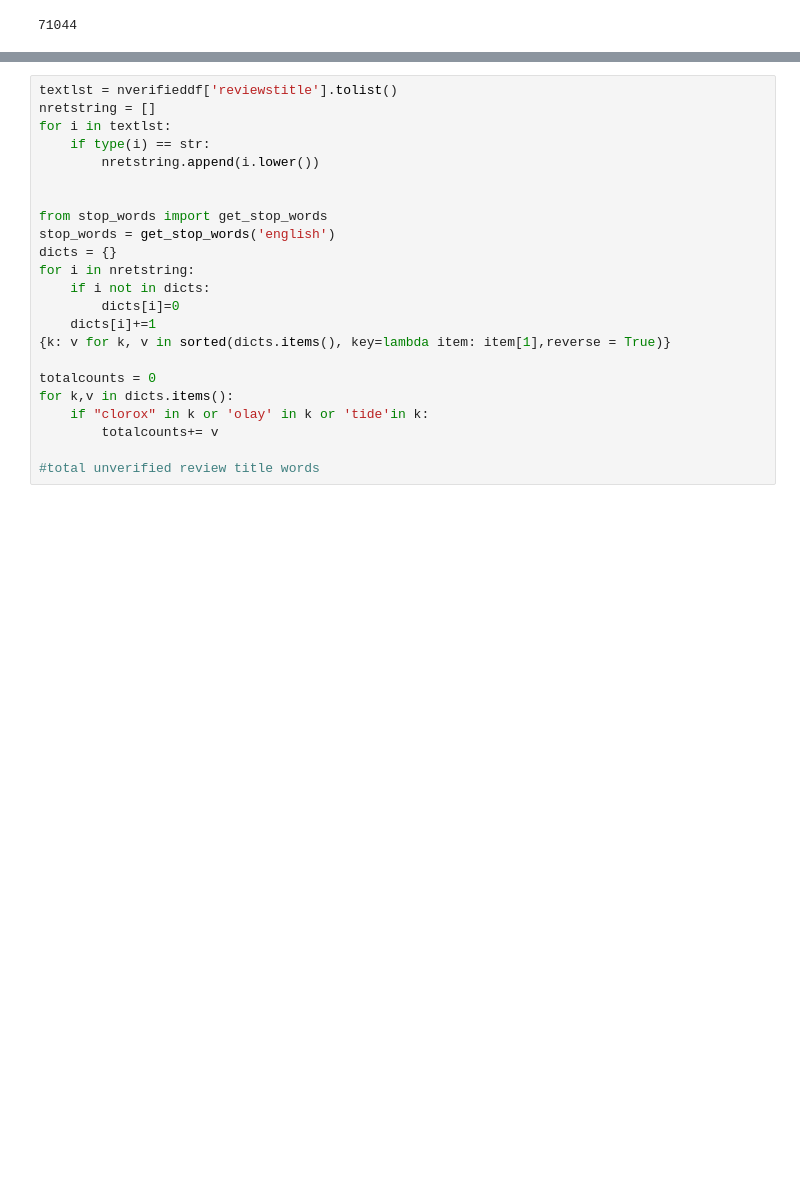
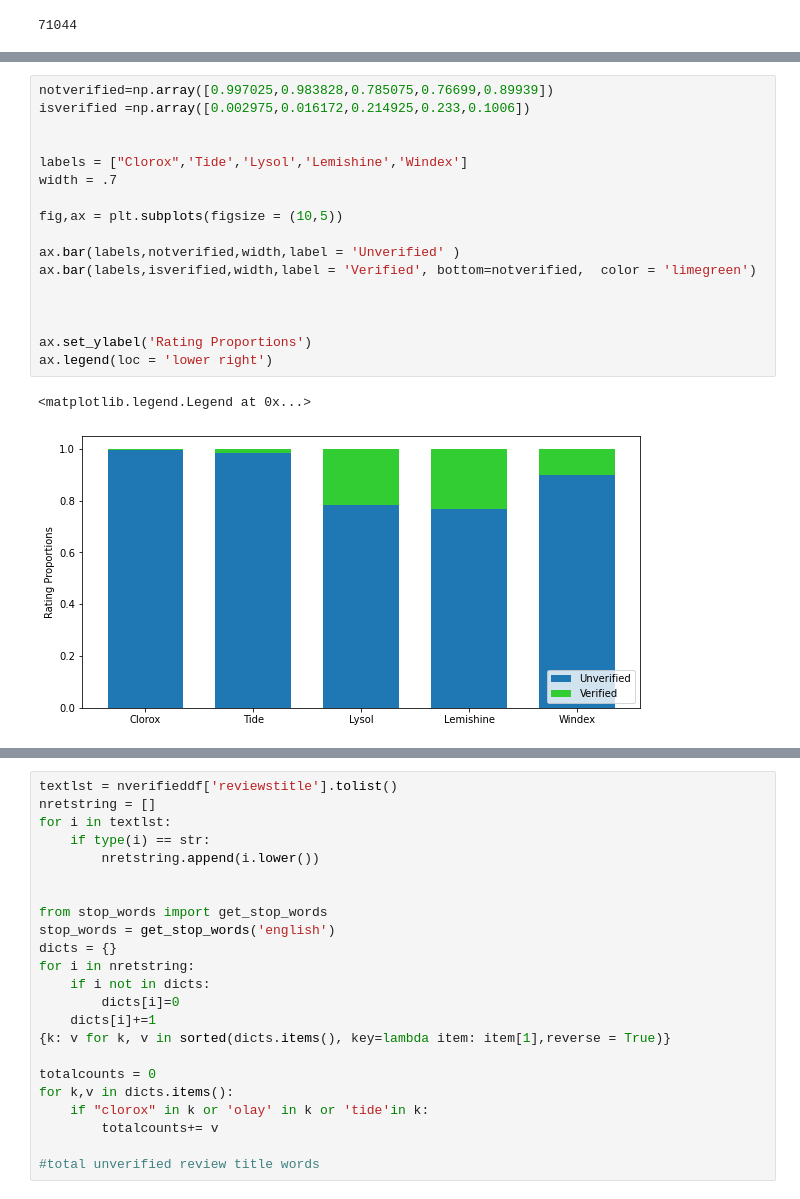
Before and after one commit to shigos/Social-Proof-Analysis-, a Jupyter notebook: notebook/win-note.ipynb, the cells around one changed output, grey strips where cells are left out. Cells and saved outputs as stored; diff of their text form; blank space fills up the shorter version.

```diff
--- a/notebook/win-note.ipynb
+++ b/notebook/win-note.ipynb
@@ -133,0 +185,20 @@ branddat[]
+# %%
+notverified=np.array([0.997025,0.983828,0.785075,0.76699,0.89939])
+isverified =np.array([0.002975,0.016172,0.214925,0.233,0.1006])
+
+
+labels = ["Clorox",'Tide','Lysol','Lemishine','Windex']
+width = .7
+
+fig,ax = plt.subplots(figsize = (10,5))
+
+ax.bar(labels,notverified,width,label = 'Unverified' )
+ax.bar(labels,isverified,width,label = 'Verified', bottom=notverified,  color = 'limegreen')
+
+
+
+ax.set_ylabel('Rating Proportions')
+ax.legend(loc = 'lower right')
+# %% [output]
+<matplotlib.legend.Legend at 0x...>
+[figure, added]
```
Also changed, not shown: parts of 68 cells of this notebook, 1 other file.
